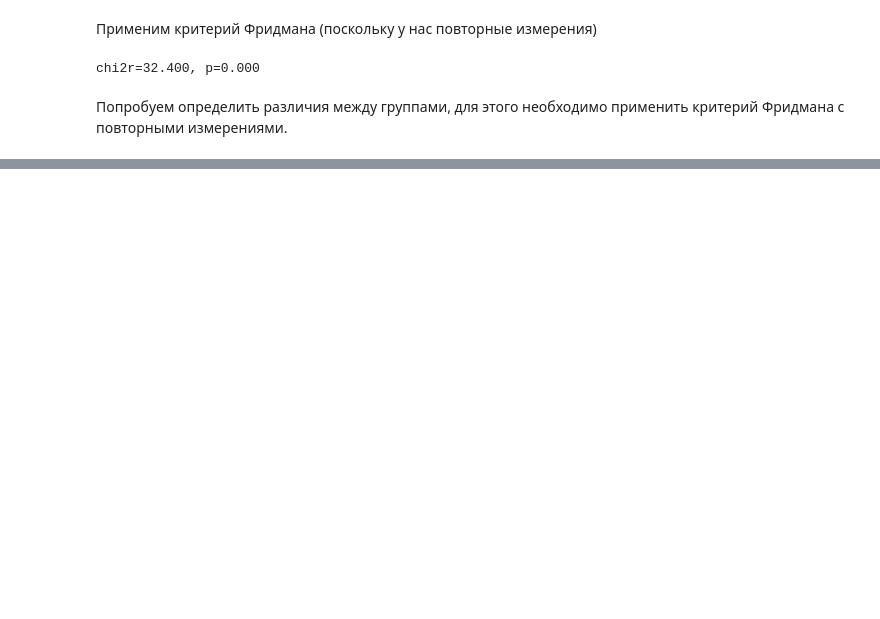
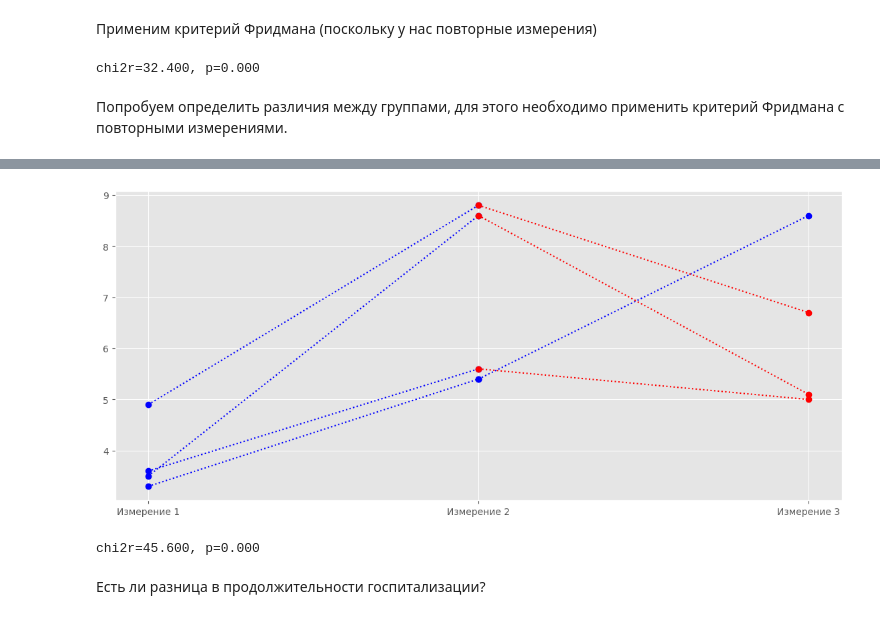
Before and after one commit to Vakhranev/MGIMO, a Jupyter notebook: 28 февраля.ipynb, the cells around one changed output, grey strips where cells are left out. Drawn from its saved outputs; the diff is of its cells as text; code cells hidden in the pictures; blank space fills up the shorter version.

```diff
--- a/28 февраля.ipynb
+++ b/28 февраля.ipynb
@@ -860,0 +875,5 @@ pcf
+# %%
+df = pd.DataFrame(data=[[3.5, 8.6, 5.1], [3.3, 5.4, 8.6], [4.9, 8.8, 6.7], [3.6, 5.6, 5.0]],
+                  columns=["Измерение 1", "Измерение 2", "Измерение 3"])
+
+display(df)
@@ -860,0 +886,17 @@ pcf
+# %%
+fig, ax = plt.subplots(1, 1, figsize=(14, 6))
+
+for i in range(1, 3):
+    c1, c2 = f"Измерение {i}", f"Измерение {i+1}"
+    ax.plot(df[[c1, c2]].query(f"`{c1}` <= `{c2}`").T, ":bo")
+    ax.plot(df[[c1, c2]].query(f"`{c1}` > `{c2}`").T, ":ro")
+# %% [output]
+[figure, added]
+# %%
+chi2r, p = scipy.stats.friedmanchisquare(*df.values.T)
+
+print(f"chi2r={chi2r:.3f}, p={p:.3f}")
+# %% [output]
+chi2r=45.600, p=0.000
+# %% [markdown]
+Есть ли разница в продолжительности госпитализации?
```
Also changed, not shown: parts of 27 cells of this notebook.
